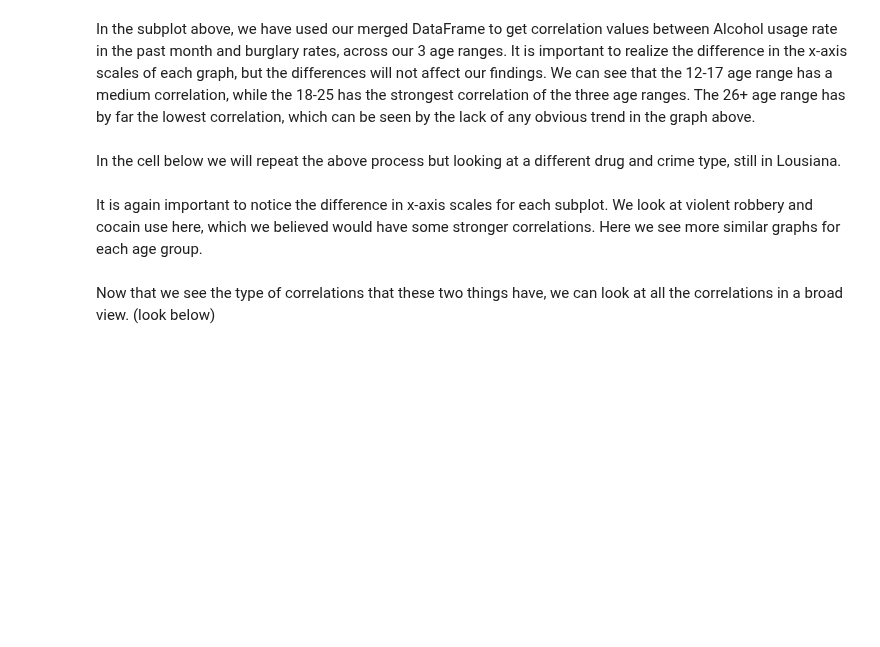
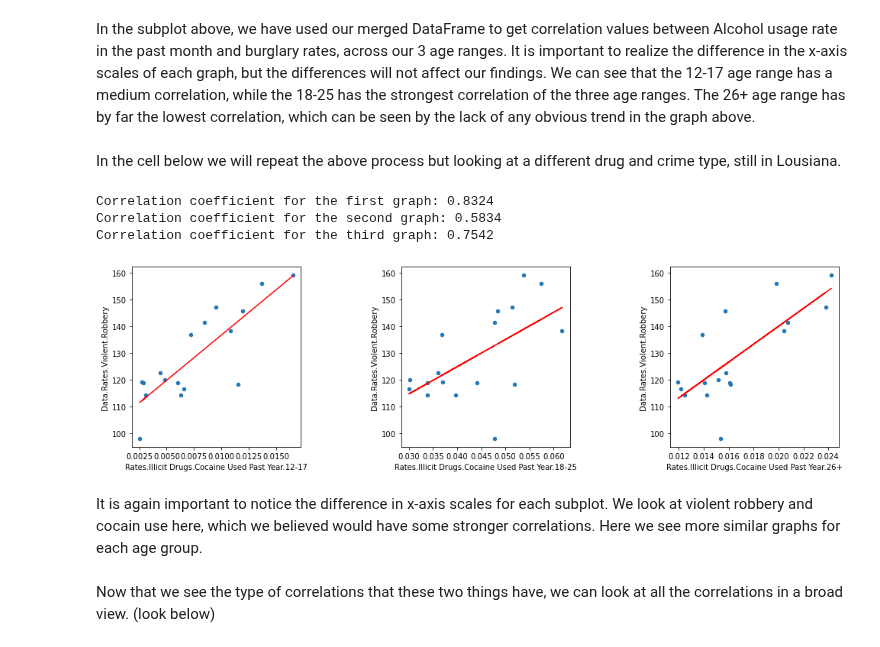
Before and after one commit to jlicht27/jlicht27.github.io, a Jupyter notebook: drugs.ipynb, the cells around one changed output. Saved outputs shown, nothing was run; the diff lists cells and outputs as text; code cells hidden in the pictures; blank space fills up the shorter version.

Commit message:
new graphs ok

```diff
--- a/drugs.ipynb
+++ b/drugs.ipynb
@@ -368,5 +368,3 @@ Correlation coefficient for the third graph: -0.643
 [figure]
 # %% [markdown]
 In the subplot above, we have used our merged DataFrame to get correlation values between Alcohol usage rate in the past month and burglary rates, across our 3 age ranges. It is important to realize the difference in the x-axis scales of each graph, but the differences will not affect our findings. We can see that the 12-17 age range has a medium correlation, while the 18-25 has the strongest correlation of the three age ranges. The 26+ age range has by far the lowest correlation, which can be seen by the lack of any obvious trend in the graph above.
-# %% [markdown]
-In the cell below we will repeat the above process but looking at a different drug and crime type, still in Lousiana.
@@ -378,0 +371,2 @@ louisiana_coc = louisiana_coc.drop("Data.Population", axis=1)
+# %% [markdown]
+In the cell below we will repeat the above process but looking at a different drug and crime type, still in Lousiana.
@@ -379,13 +379,37 @@ louisiana_coc = louisiana_coc.drop("Data.Population", axis=1)
 # %%
 fig, (ax1, ax2, ax3) = plt.subplots(1,3)
-louisiana_coc.plot.scatter(x="Rates.Illicit Drugs.Cocaine Used Past Year.12-17", y="Data.Rates.Violent.Robbery", ax=ax1);
-louisiana_coc.plot.scatter(x="Rates.Illicit Drugs.Cocaine Used Past Year.18-25", y="Data.Rates.Violent.Robbery", ax=ax2);
-louisiana_coc.plot.scatter(x="Rates.Illicit Drugs.Cocaine Used Past Year.26+", y="Data.Rates.Violent.Robbery", ax=ax3);
+
+x = "Rates.Illicit Drugs.Cocaine Used Past Year.12-17"
+y = "Data.Rates.Violent.Robbery"
+louisiana_coc.plot.scatter(x=x, y=y, ax=ax1);
+res = stats.linregress(louisiana_coc[x], louisiana_coc[y])
+ax1.plot(louisiana_coc[x], res.intercept + res.slope*louisiana_coc[x], color="red")
+print("Correlation coefficient for the first graph:", np.round(res.rvalue, 4))
+
+x = "Rates.Illicit Drugs.Cocaine Used Past Year.18-25"
+louisiana_coc.plot.scatter(x=x, y=y, ax=ax2);
+res = stats.linregress(louisiana_coc[x], louisiana_coc[y])
+ax2.plot(louisiana_coc[x], res.intercept + res.slope*louisiana_coc[x], color="red")
+print("Correlation coefficient for the second graph:", np.round(res.rvalue, 4))
+
+
+x = "Rates.Illicit Drugs.Cocaine Used Past Year.26+"
+louisiana_coc.plot.scatter(x=x, y=y, ax=ax3);
+res = stats.linregress(louisiana_coc[x], louisiana_coc[y])
+ax3.plot(louisiana_coc[x], res.intercept + res.slope*louisiana_coc[x], color="red")
+print("Correlation coefficient for the third graph:", np.round(res.rvalue, 4))
+
+
 
 fig.tight_layout();
-fig.set_figwidth(20)
+fig.set_figwidth(15)
+# %% [output]
+Correlation coefficient for the first graph: 0.8324
+Correlation coefficient for the second graph: 0.5834
+Correlation coefficient for the third graph: 0.7542
+[figure, added]
-# %% [markdown]
-It is again important to notice the difference in x-axis scales for each subplot. We look at violent robbery and cocain use here, which we believed would have some stronger correlations. Here we see more similar graphs for each age group.
+# %% [markdown]
+It is again important to notice the difference in x-axis scales for each subplot. We look at violent robbery and cocain use here, which we believed would have some stronger correlations. Here we see more similar graphs for each age group.
 # %% [markdown]
 Now that we see the type of correlations that these two things have, we can look at all the correlations in a broad view. (look below)
 # %%
```
Also changed, not shown: parts of 11 cells of this notebook.
